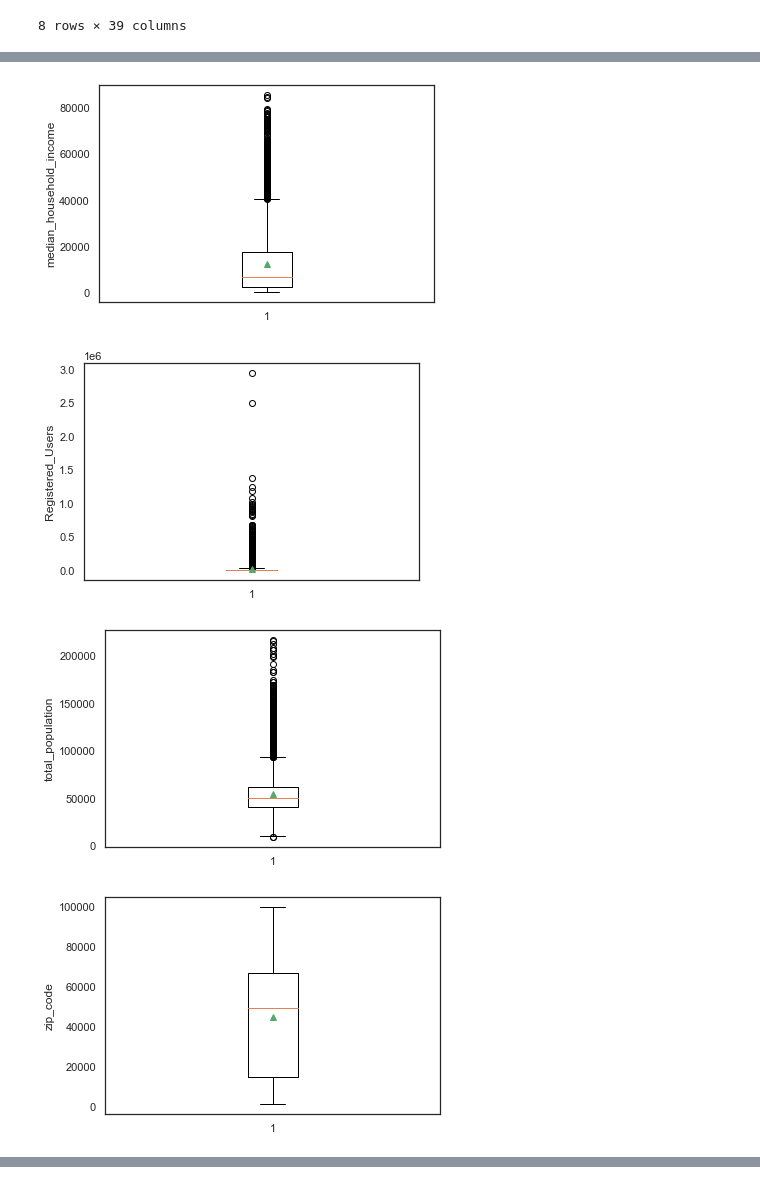
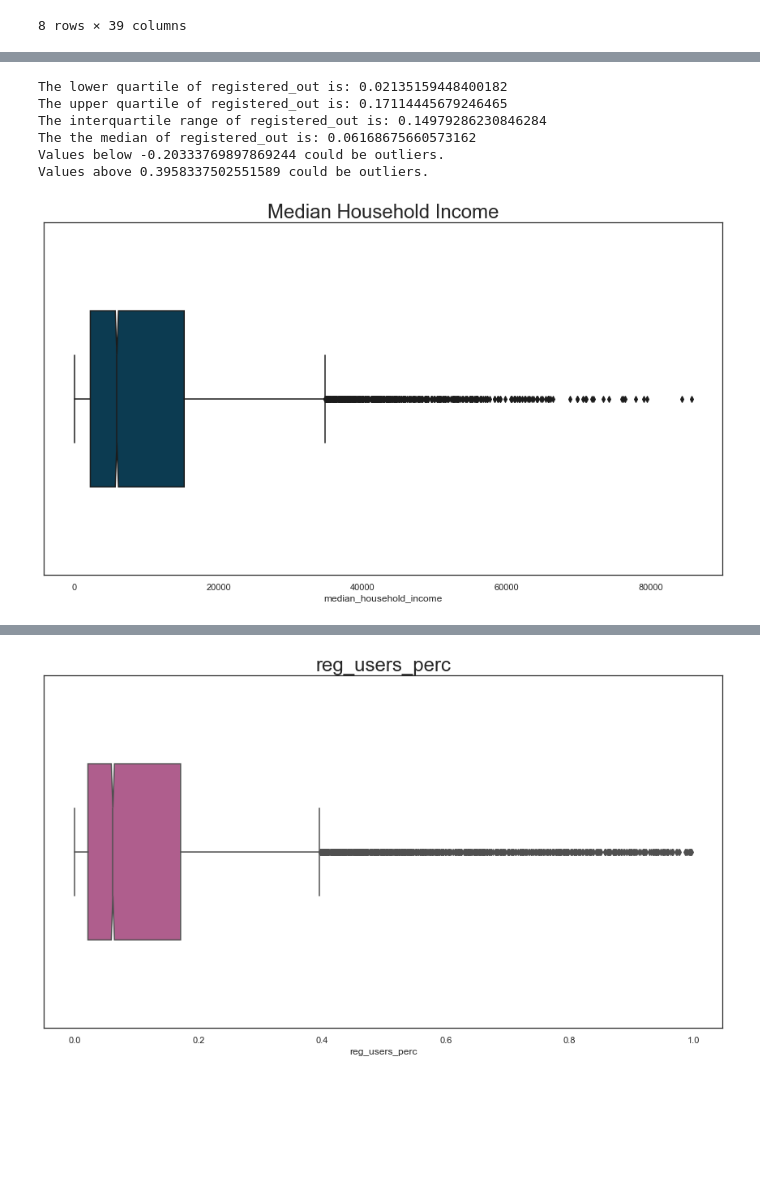
Before and after one commit to alvessab/smu_project1_libraries, a Jupyter notebook: Registered Users to Income Boxplot Violin plot.ipynb, the cells around one changed output, grey strips where cells are left out. Saved outputs shown, nothing was run; the diff lists cells and outputs as text; code cells hidden in the pictures; blank space fills up the shorter version.

```diff
--- a/Registered Users to Income Boxplot Violin plot.ipynb
+++ b/Registered Users to Income Boxplot Violin plot.ipynb
@@ -248,7 +215,0 @@ Length: 9171, dtype: float64
-# %%
-zip_code_totals = pd.DataFrame({"median_household_income": income_sum,
-                                    "Registered_Users":reg_sum,
-                                    "total_population":pop_sum,
-                                    "zip_code" : df3.Zip_Code,
-                                   "Percentage_Registered_Population": reg_user_per_pop})
-zip_code_totals
@@ -316,0 +280,5 @@ zip_code_totals1.reset_index()
+# %%
+# keep rows with less Registered Users than reported population
+mask= zip_code_totals.Registered_Users <= zip_code_totals.total_population
+zip_code_totals2= zip_code_totals.loc[mask]
+zip_code_totals2
@@ -316,0 +303,5 @@ zip_code_totals1.reset_index()
+# %%
+# keep rows that are not reporting a negative percentage for the Registered Users / Population
+mask= zip_code_totals2.reg_users_perc >= 0
+zip_code_totals3= zip_code_totals2.loc[mask]
+zip_code_totals3
@@ -316,0 +357,3 @@ zip_code_totals1.reset_index()
+# %%
+zip_code_totals3["income_bin"] = pd.cut(zip_code_totals3.median_household_income, bins, labels=group_labels, include_lowest=True)
+zip_code_totals3.head()
@@ -317,10 +456,34 @@ zip_code_totals1.reset_index()
+# %%
+registered_out = zip_code_totals3['reg_users_perc']
+
+# If the data is in a dataframe, we use pandas to give quartile calculations
+quartiles = registered_out.quantile([.25,.5,.75])
+lowerq = quartiles[0.25]
+upperq = quartiles[0.75]
+iqr = upperq-lowerq
+
+print(f"The lower quartile of registered_out is: {lowerq}")
+print(f"The upper quartile of registered_out is: {upperq}")
+print(f"The interquartile range of registered_out is: {iqr}")
+print(f"The the median of registered_out is: {quartiles[0.5]} ")
+
+lower_bound = lowerq - (1.5*iqr)
+upper_bound = upperq + (1.5*iqr)
+print(f"Values below {lower_bound} could be outliers.")
+print(f"Values above {upper_bound} could be outliers.")
+# %% [output]
+The lower quartile of registered_out is: 0.02135159448400182
+The upper quartile of registered_out is: 0.17114445679246465
+The interquartile range of registered_out is: 0.14979286230846284
+The the median of registered_out is: 0.06168675660573162
+Values below -0.20333769897869244 could be outliers.
+Values above 0.3958337502551589 could be outliers.
 # %%
-for col in zip_code_totals.columns:
-    plt.boxplot(zip_code_totals[col], showmeans=True)
-    plt.ylabel(col)
-    plt.show()
+sns.set(style="white")
+fig, ax = plt.subplots(figsize=(10,2))
+sns.boxplot(zip_code_totals3["median_household_income"], width=.5, notch=True, color="#003F5C")
+plt.title("Median Household Income", size=24)
+plt.gcf().set_size_inches(15, 8)
+plt.show()
 # %% [output]
-[figure, old version]
+[figure, new version]
-[figure, removed]
-[figure, removed]
-[figure, removed]
@@ -328 +490,10 @@ for col in zip_code_totals.columns:
+# %%
+sns.set(style="white")
+fig, ax = plt.subplots(figsize=(10,2))
+sns.boxplot(zip_code_totals3["reg_users_perc"], width=.5, notch=True, color="#BC5090")
+plt.title("reg_users_perc", size=24)
+plt.gcf().set_size_inches(15, 8)
+plt.show()
+# %% [output]
+[figure, added]
 # %%
```
Also changed, not shown: parts of 86 cells of this notebook, 11 other files.
